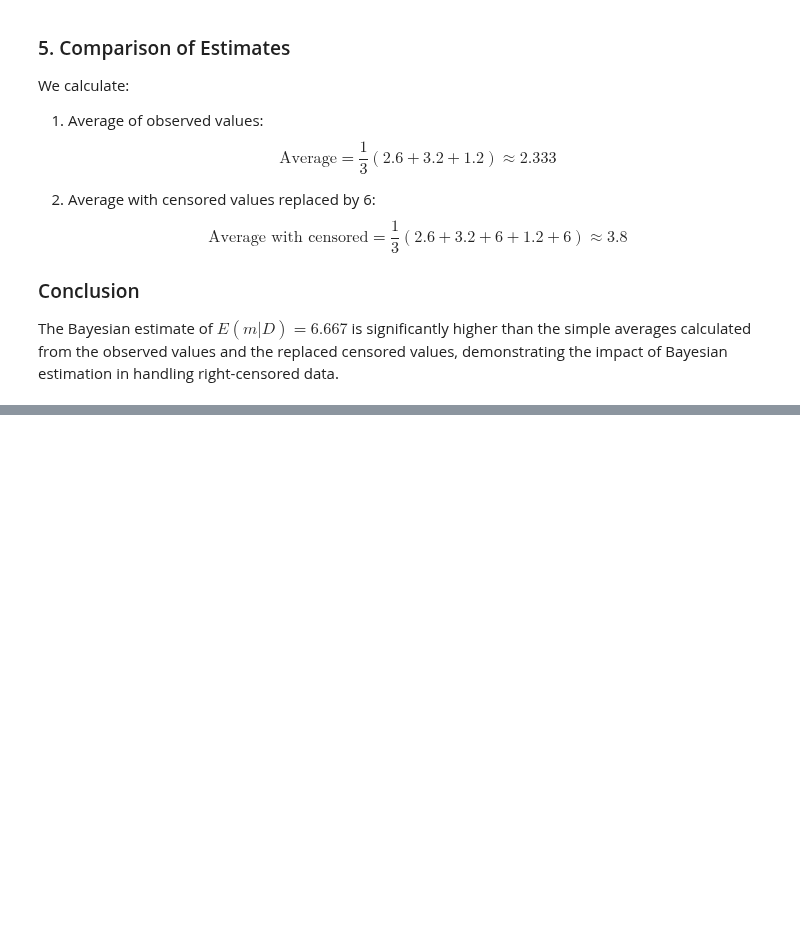
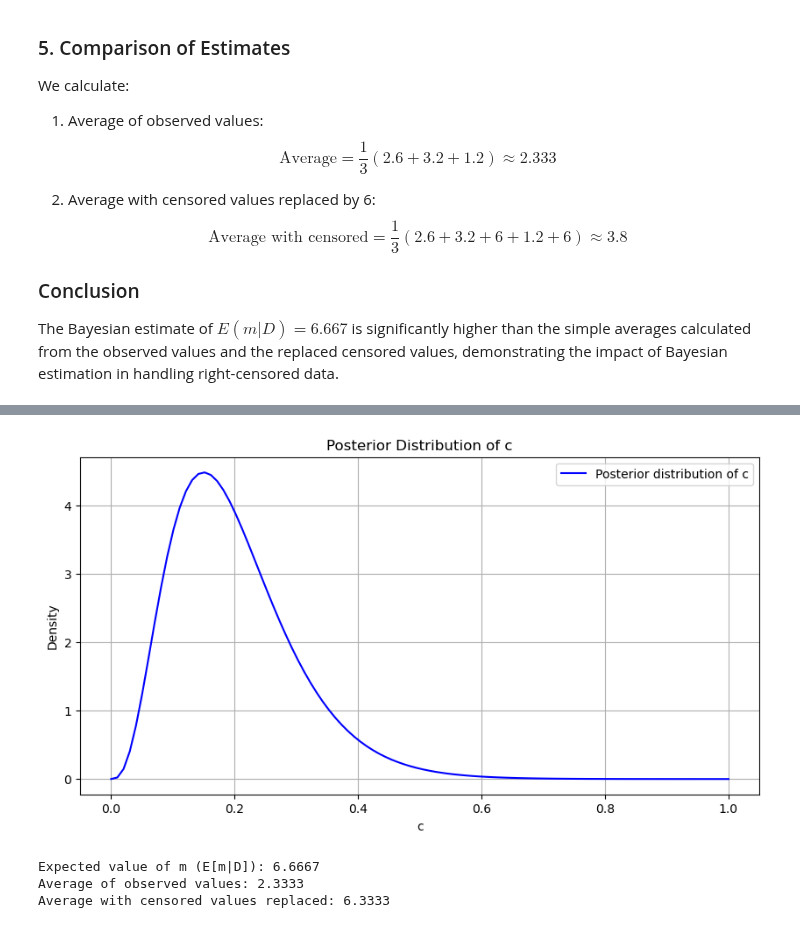
Before and after one commit to rocky115/DeepMythomatics, a Jupyter notebook: Sampling/Chapter-3/Saauntibaa_Saaguaan-1.ipynb, the cells around one changed output, grey strips where cells are left out. Drawn from its saved outputs; the diff is of its cells as text; code cells hidden in the pictures; blank space fills up the shorter version.

```diff
--- a/Sampling/Chapter-3/Saauntibaa_Saaguaan-1.ipynb
+++ b/Sampling/Chapter-3/Saauntibaa_Saaguaan-1.ipynb
@@ -211,0 +357,53 @@ The Bayesian estimate of $ E(m | D) = 6.667 $ is significantly higher than the s
+# %%
+import numpy as np
+import matplotlib.pyplot as plt
+from scipy.stats import gamma, invgamma
+
+# Given data
+y1 = 2.6
+y2 = 3.2
+y3 = 6  # Right-censored
+y4 = 1.2
+y5 = 6  # Right-censored
+
+# Calculate the parameters for the posterior distribution of c
+n = 5  # Total number of bulbs
+shape_c = 4  # Shape parameter for Gamma distribution
+scale_c = 1/20  # Scale parameter for Gamma distribution (1/lambda)
+
+# Calculate posterior distribution of c
+c_values = np.linspace(0, 1, 100)
+posterior_c = gamma.pdf(c_values, a=shape_c, scale=scale_c)
+
+# Plotting the posterior distribution of c
+plt.figure(figsize=(10, 5))
+plt.plot(c_values, posterior_c, label='Posterior distribution of c', color='blue')
+plt.title('Posterior Distribution of c')
+plt.xlabel('c')
+plt.ylabel('Density')
+plt.legend()
+plt.grid()
+plt.show()
+
+# Calculate the parameters for the posterior distribution of m
+shape_m = shape_c  # Same shape parameter
+scale_m = 1/20  # Same scale parameter for IG
+
+# Calculate expected value of m
+expected_m = 20 / (shape_m - 1)
+
+# Display the expected value of m
+print(f'Expected value of m (E[m|D]): {expected_m:.4f}')
+
+# Calculate average of observed values (ignoring censored data)
+observed_average = (y1 + y2 + y4) / 3
+print(f'Average of observed values: {observed_average:.4f}')
+
+# Calculate average with censored values replaced by 6
+replaced_average = (y1 + y2 + 6 + y4 + 6) / 3
+print(f'Average with censored values replaced: {replaced_average:.4f}')
+# %% [output]
+[figure, added]
+Expected value of m (E[m|D]): 6.6667
+Average of observed values: 2.3333
+Average with censored values replaced: 6.3333
```
Also changed, not shown: parts of 5 cells of this notebook.
